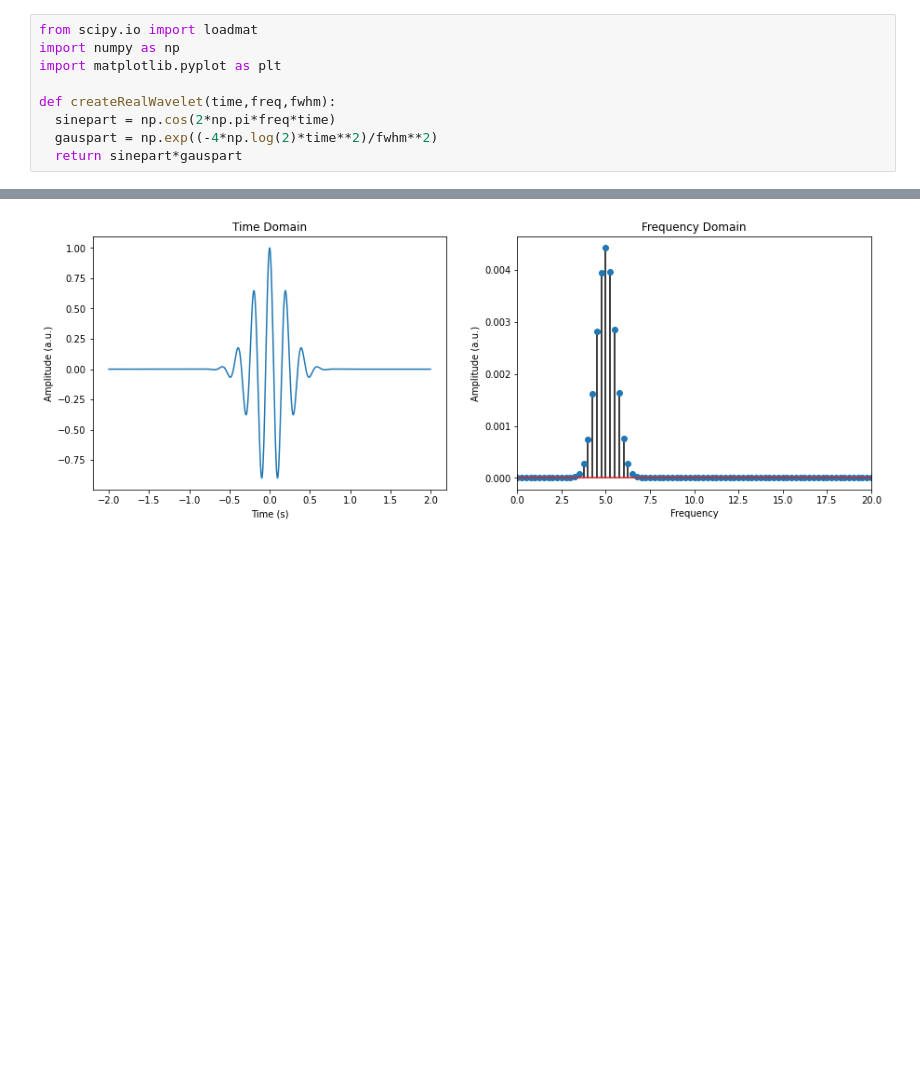
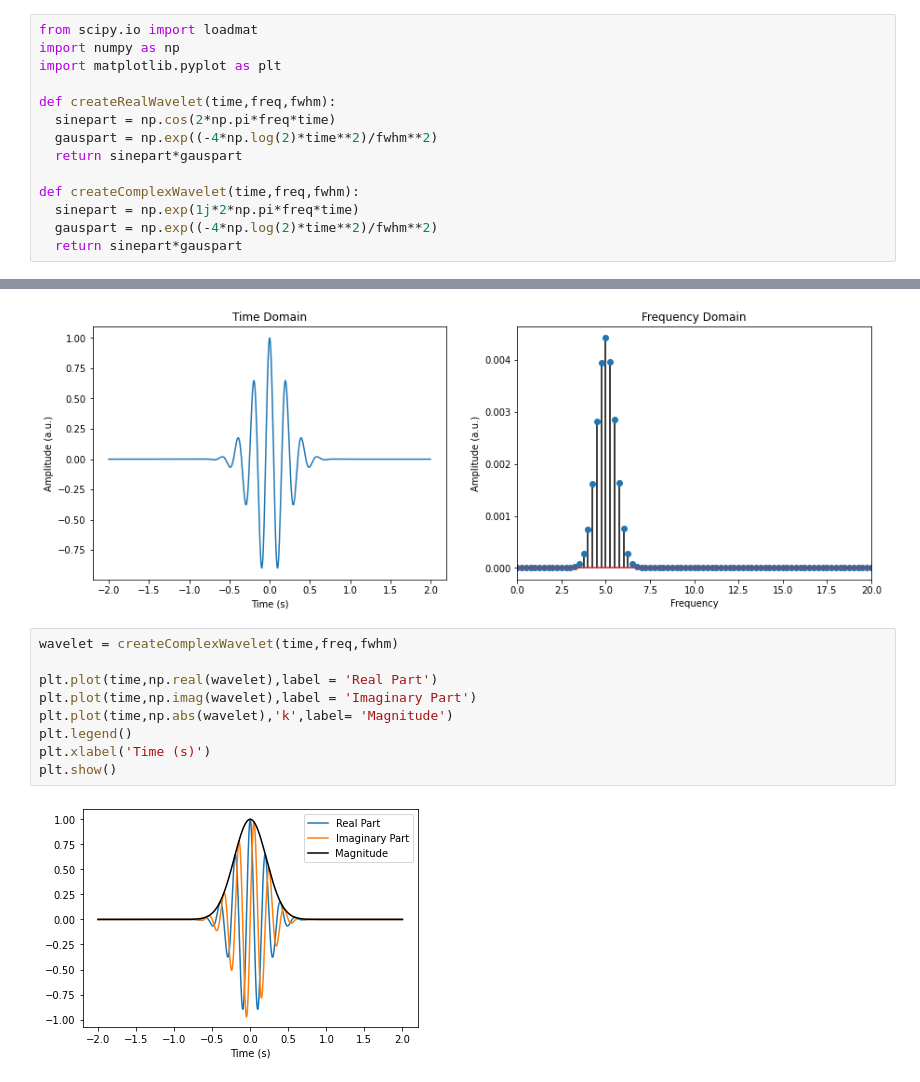
Before and after one commit to npinak/Python-Projects, a Jupyter notebook: EEG_Analysis/EEG_Data.ipynb, the cells around one changed output, grey strips where cells are left out. Saved outputs shown, nothing was run; the diff lists cells and outputs as text; blank space fills up the shorter version.

```diff
--- a/EEG_Analysis/EEG_Data.ipynb
+++ b/EEG_Analysis/EEG_Data.ipynb
@@ -9,6 +9,11 @@ def createRealWavelet(time,freq,fwhm):
   sinepart = np.cos(2*np.pi*freq*time)
   gauspart = np.exp((-4*np.log(2)*time**2)/fwhm**2)
   return sinepart*gauspart
+
+def createComplexWavelet(time,freq,fwhm):
+  sinepart = np.exp(1j*2*np.pi*freq*time)
+  gauspart = np.exp((-4*np.log(2)*time**2)/fwhm**2)
+  return sinepart*gauspart
 # %%
 #parameters
 freq  =  5  # Hz
@@ -43,3 +48,14 @@ ax[1].set_title("Frequency Domain")
 plt.show()
 # %% [output]
 [figure]
+# %%
+wavelet = createComplexWavelet(time,freq,fwhm)
+
+plt.plot(time,np.real(wavelet),label = 'Real Part')
+plt.plot(time,np.imag(wavelet),label = 'Imaginary Part')
+plt.plot(time,np.abs(wavelet),'k',label= 'Magnitude')
+plt.legend()
+plt.xlabel('Time (s)')
+plt.show()
+# %% [output]
+[figure, added]
```
Also changed, not shown: parts of 4 cells of this notebook.
